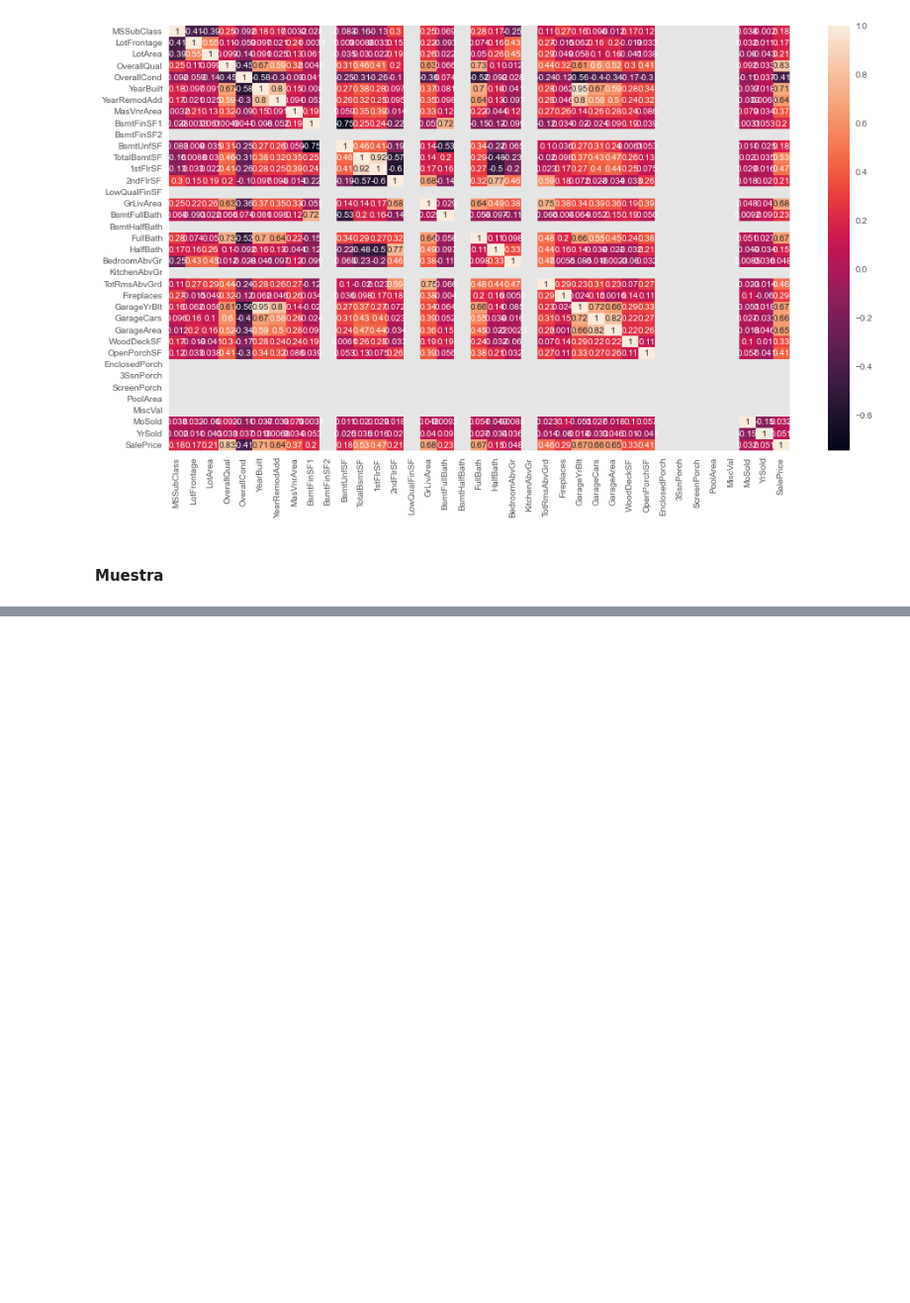
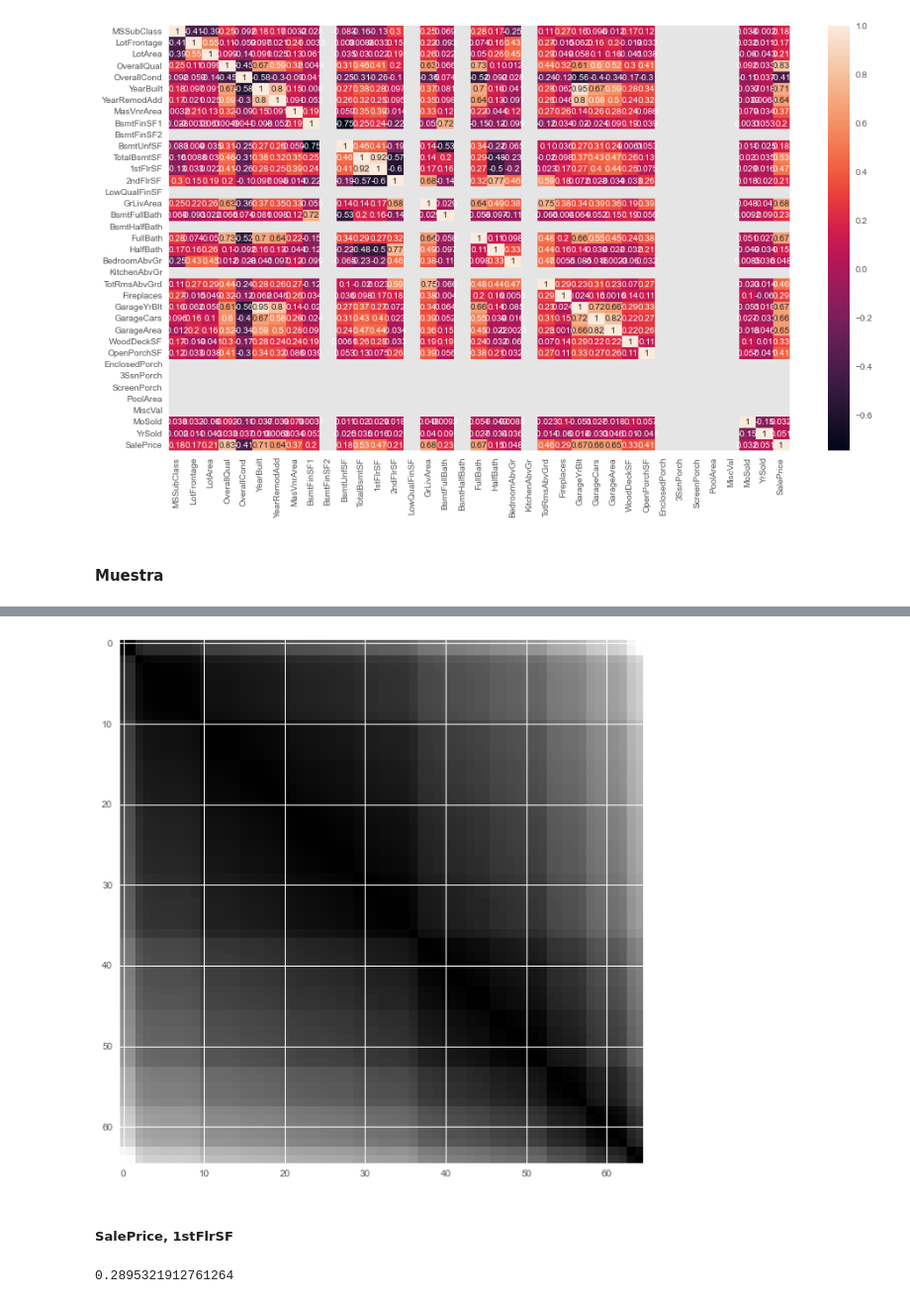
Before and after one commit to ElGutiz/Miner-a-HT3, a Jupyter notebook: Mineria de Datos-HDT3.ipynb, the cells around one changed output, grey strips where cells are left out. Shown at 99% size. Saved outputs shown, nothing was run; the diff lists cells and outputs as text; code cells hidden in the pictures; blank space fills up the shorter version.

```diff
--- a/Mineria de Datos-HDT3.ipynb
+++ b/Mineria de Datos-HDT3.ipynb
@@ -235,0 +289,14 @@ sb.heatmap(correlacion, xticklabels=correlacion.columns, yticklabels=correlacion
+# %%
+sale_totalbsmt = sample[["SalePrice", "TotalBsmtSF"]]
+
+pyclustertend.vat(sale_totalbsmt)
+# %% [output]
+[figure, added]
+# %% [markdown]
+##### SalePrice, 1stFlrSF
+# %%
+sale_1stflr = entrenamiento[["SalePrice", "1stFlrSF"]]
+
+pyclustertend.hopkins(sale_1stflr,len(sale_1stflr))
+# %% [output]
+0.2895321912761264
```
Also changed, not shown: parts of 42 cells of this notebook.
